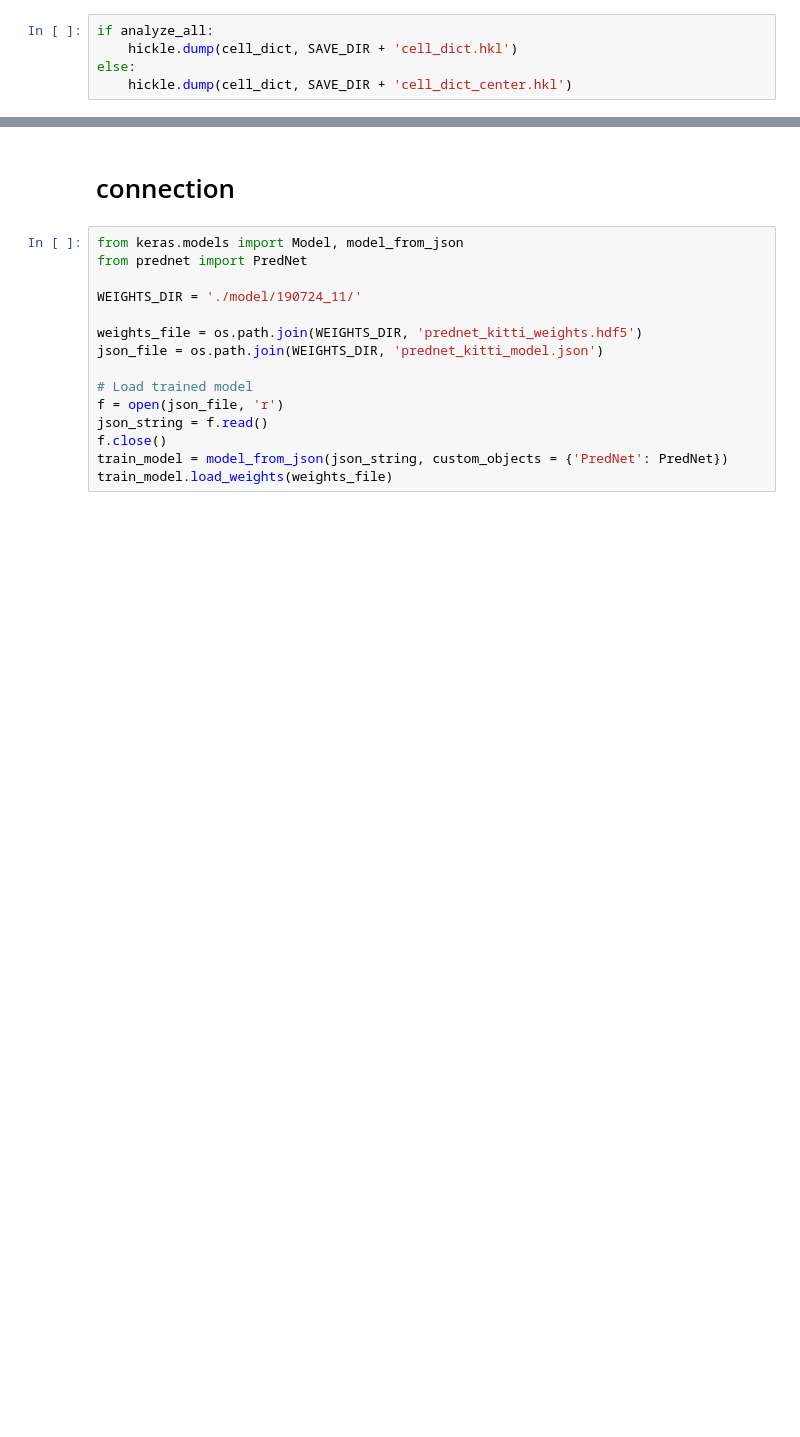
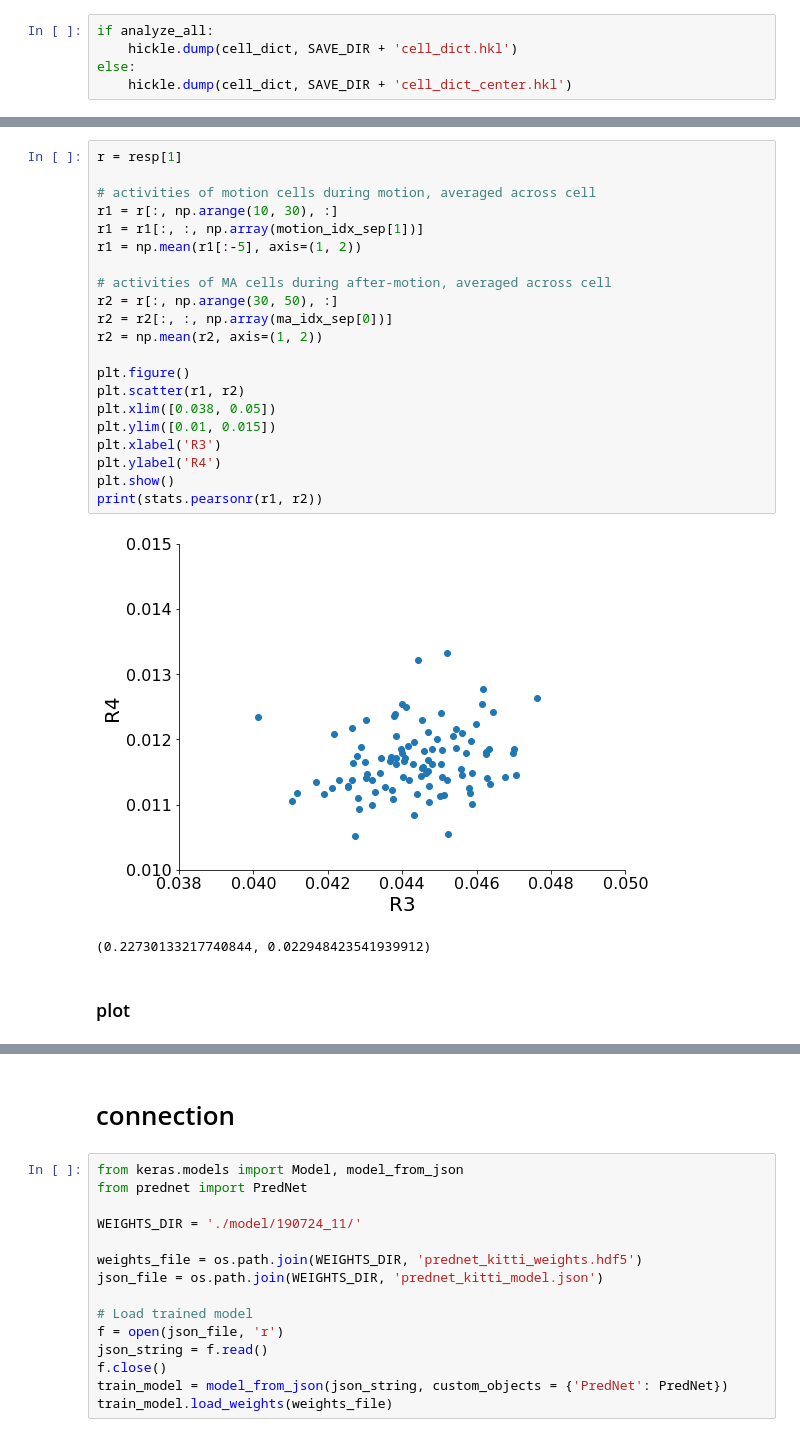
Before and after one commit to ukky17/prednet, a Jupyter notebook: classify.ipynb, the cells around one changed output, grey strips where cells are left out. Saved outputs shown, nothing was run; the diff lists cells and outputs as text; blank space fills up the shorter version.

```diff
--- a/classify.ipynb
+++ b/classify.ipynb
@@ -198,3 +362,29 @@ else:
+# %%
+r = resp[1]
+
+# activities of motion cells during motion, averaged across cell
+r1 = r[:, np.arange(10, 30), :]
+r1 = r1[:, :, np.array(motion_idx_sep[1])]
+r1 = np.mean(r1[:-5], axis=(1, 2))
+
+# activities of MA cells during after-motion, averaged across cell
+r2 = r[:, np.arange(30, 50), :]
+r2 = r2[:, :, np.array(ma_idx_sep[0])]
+r2 = np.mean(r2, axis=(1, 2))
+
+plt.figure()
+plt.scatter(r1, r2)
+plt.xlim([0.038, 0.05])
+plt.ylim([0.01, 0.015])
+plt.xlabel('R3')
+plt.ylabel('R4')
+plt.show()
+print(stats.pearsonr(r1, r2))
+# %% [output]
+[figure, added]
+(0.22730133217740844, 0.022948423541939912)
+# %% [markdown]
+### plot
 # %%
 def plot_one(idx, space):
     _resp1 = np.mean(resp[0, :, :, idx], axis=0)
```
Also changed, not shown: parts of 14 cells of this notebook.
